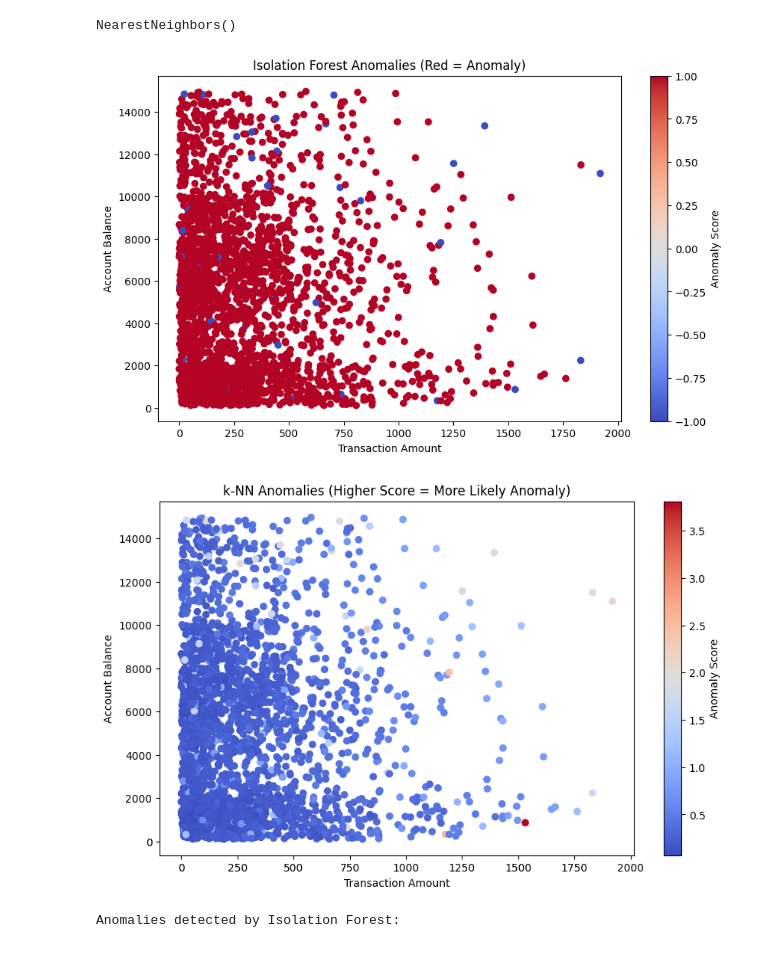
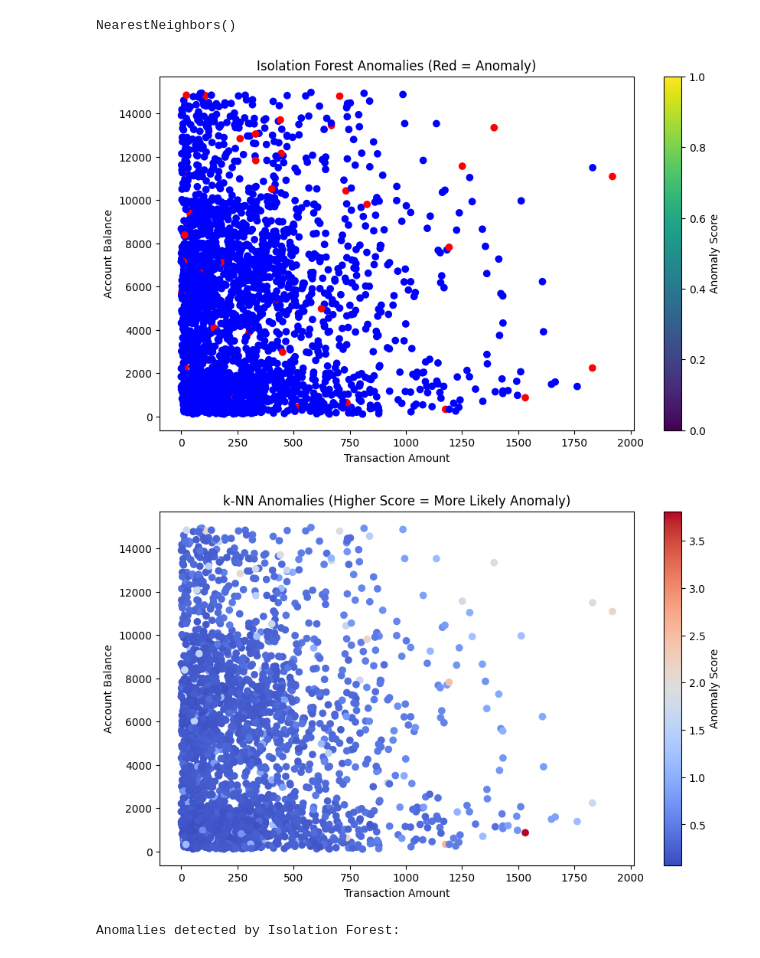
Before and after one commit to Far0311/Data-Analysis-with-Phyton, a Jupyter notebook: Anomaly_Detection_in_Bank_Transactions.ipynb, the cells around one changed output. Cells and saved outputs as stored; diff of their text form; code cells hidden in the pictures.

```diff
--- a/Anomaly_Detection_in_Bank_Transactions.ipynb
+++ b/Anomaly_Detection_in_Bank_Transactions.ipynb
@@ -34,10 +34,10 @@ df_selected = df[features]
 # It prevents one feature from dominating over others in distance-based methods.
 # Improves visualization and interpretability of resultsscaler = StandardScaler()
 scaler = StandardScaler()
-df_scaled = scaler.fit_transform(df_selected)
+df_scaled = scaler.fit_transform(df[['TransactionAmount', 'TransactionDuration', 'LoginAttempts', 'AccountBalance']])
 
 #convert scaled data back into a dataframe
-df_scaled = pd.DataFrame(df_scaled, columns = features)
+df_scaled = pd.DataFrame(df_scaled, columns=['TransactionAmount', 'TransactionDuration', 'LoginAttempts', 'AccountBalance'])
 # %% [markdown]
 # 1. Using Isolation Forest for Anomaly Detection
 # %%
@@ -48,0 +57,6 @@ df_anomalies_if = df[df['Anomaly_IF'] == -1]
+# %%
+# Checking isolation score
+df['Anomaly_Score'] = iso_forest.decision_function(df_scaled)  # Scores for anomalies
+sns.histplot(df['Anomaly_Score'], bins=50, kde=True)
+plt.title("Distribution of Anomaly Scores")
+plt.show()
@@ -64,22 +80,22 @@ df_anomalies_knn = df[df['Anomaly_kNN'] == True]
 # %%
 # Visualization of anomalies
 plt.figure(figsize = (10, 6))
-plt.scatter(df['TransactionAmount'], df['AccountBalance'], c = df['Anomaly_IF'], cmap = 'coolwarm')
+plt.scatter(df['TransactionAmount'], df['AccountBalance'], c=df['Anomaly_IF'].map({1: 'blue', -1: 'red'}))
 plt.title("Isolation Forest Anomalies (Red = Anomaly)")
 plt.xlabel("Transaction Amount")
 plt.ylabel("Account Balance")
 plt.colorbar(label = "Anomaly Score")
 plt.show()
 
 plt.figure(figsize = (10, 6))
 plt.scatter(df['TransactionAmount'], df['AccountBalance'], c = df['Anomaly_Score_kNN'], cmap = 'coolwarm')
 plt.title("k-NN Anomalies (Higher Score = More Likely Anomaly)")
 plt.xlabel("Transaction Amount")
 plt.ylabel("Account Balance")
 plt.colorbar(label = "Anomaly Score")
 plt.show()
 # %% [output]
-[figure, old version]
+[figure, new version]
 [figure]
 # %%
 # Save anomalies to CSV for review
```
Also changed, not shown: parts of 3 cells of this notebook.
